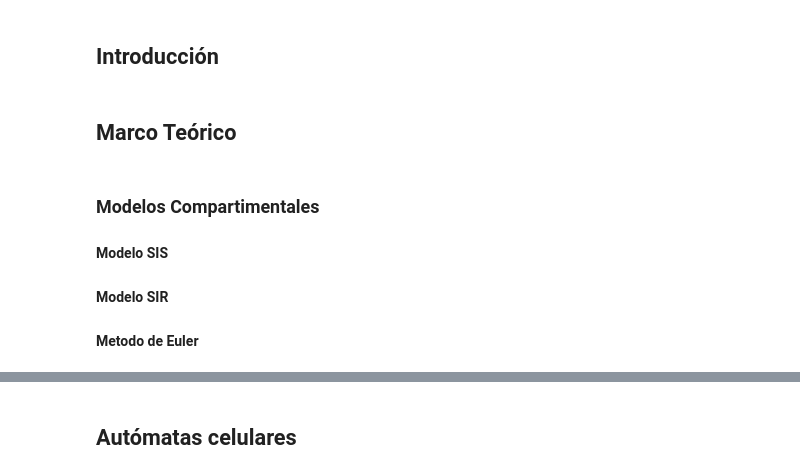
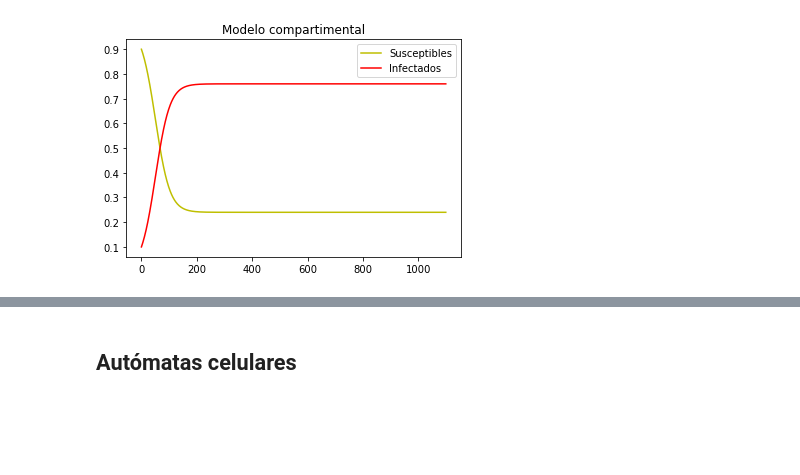
Before and after one commit to Grupo-de-simulacion-con-automatas/CAsimulations-Modelacion-de-dinamicas-topologicas-en-la-propagacion-de-una-enfermedad-usando-CA, a Jupyter notebook: Codigo/Cuaderno actualizado del proyecto CAsimulations.ipynb, the cells around one changed output, grey strips where cells are left out. Cells and saved outputs as stored; diff of their text form; code cells hidden in the pictures; blank space fills up the shorter version.

Commit message:
Actualización para modelos compartimentales

```diff
--- a/Codigo/Cuaderno actualizado del proyecto CAsimulations.ipynb
+++ b/Codigo/Cuaderno actualizado del proyecto CAsimulations.ipynb
@@ -3,10 +0,0 @@
-# %% [markdown]
-## Introducción
-# %% [markdown]
-## Marco Teórico
-# %% [markdown]
-### Modelos Compartimentales
-
-#### Modelo SIS
-#### Modelo SIR
-#### Metodo de Euler
@@ -19,3 +1,34 @@ from IPython.core.pylabtools import figsize
+# %%
+from EpidemiologicalModels.CompartmentalModelsInEDOS import *
+
+# Parámetros del modelo
+beta =  0.5 # Tasa de contagio
+alpha =  0.2 # Tasa de recuperación (días que dura en promedio la enfermedad)
+mu = 1/(75*365) # Tasa de natalidad / mortalidad
+theta = 0.4 # 0.1 # Tasa de muerte por enfermedad
+
+# Funciones del modelo
+def S_function(values, beta = beta, mu = mu, theta = theta):
+    # S' = mu - theta*alpha*I + alpha*I - mu*S - beta*S*I
+    # S' = mu*(1 - S) + (1 - theta)*alpha*I - beta*S*I
+    return mu*(1 - values[0]) + (1 - theta)*alpha*values[1] - beta*values[0]*values[1]
+
+def I_function(values, alpha = alpha, beta = beta, mu = mu, theta = theta):
+    # I' = beta*S*I - alpha*I - mu*I + theta*alpha*I
+    # I' = beta*S*I - (1 - theta)*alpha*I - mu*I
+    return beta*values[0]*values[1] - (1 - theta)*alpha*values[1] - mu*values[1]
+
+listOfFunctions = [S_function, I_function]
+initialValues = [0.9, 0.1]
+# %%
+# Solución discreta del modelo
+discreteSolutions = CompartmentalModelsInEDOS(listOfFunctions, initialValues)
+discreteSolutions.n_iterations(1100)
+# discreteSolutions.ModelSolutions()
+discreteSolutions.plotSolutions(["Susceptibles", "Infectados"],["y","r"])
+# discreteSolutions.PrintParameters()
+# %% [output]
+[figure, added]
 # %%
 # Parámetros del modelo
 beta =  0.5 # Tasa de contagio
```
Also changed, not shown: parts of 6 cells of this notebook, 4 other files.
